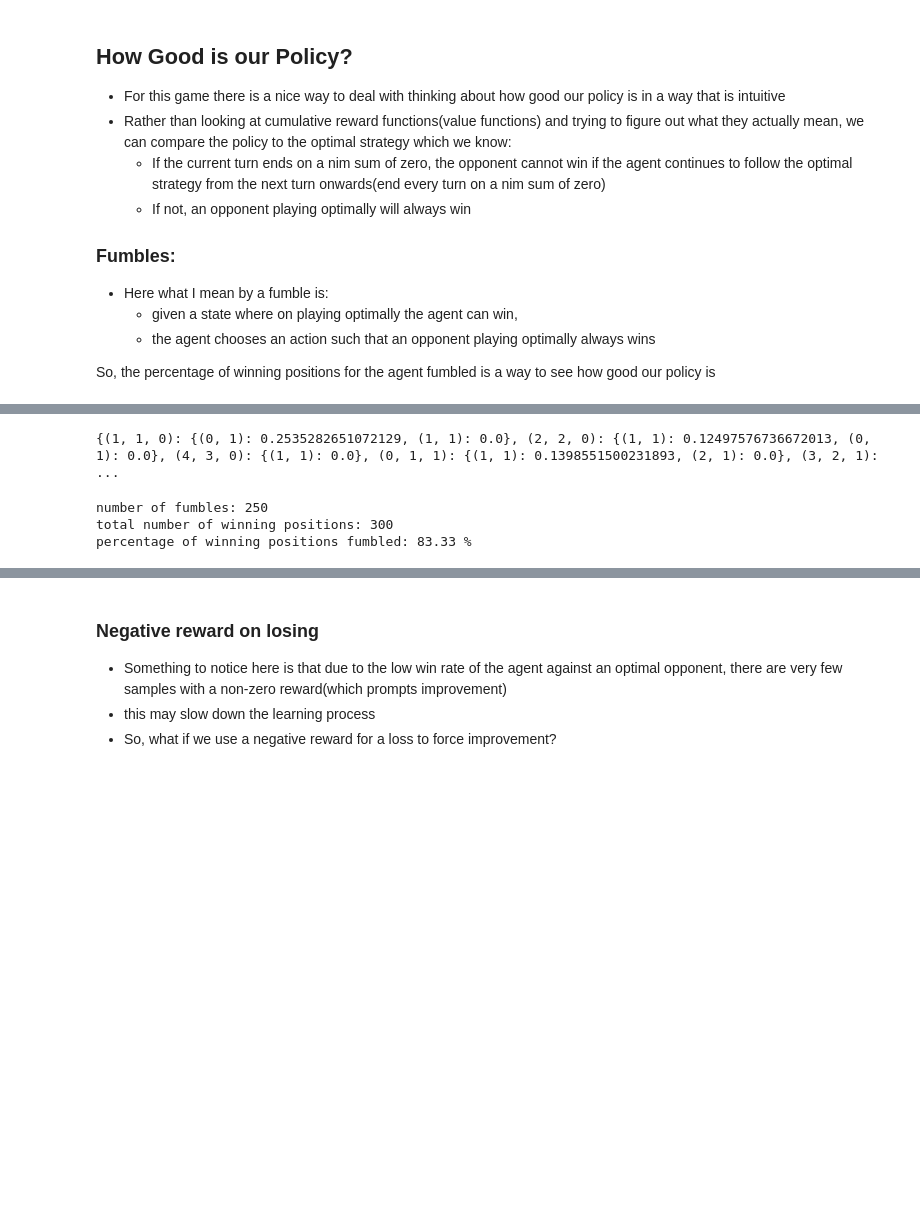
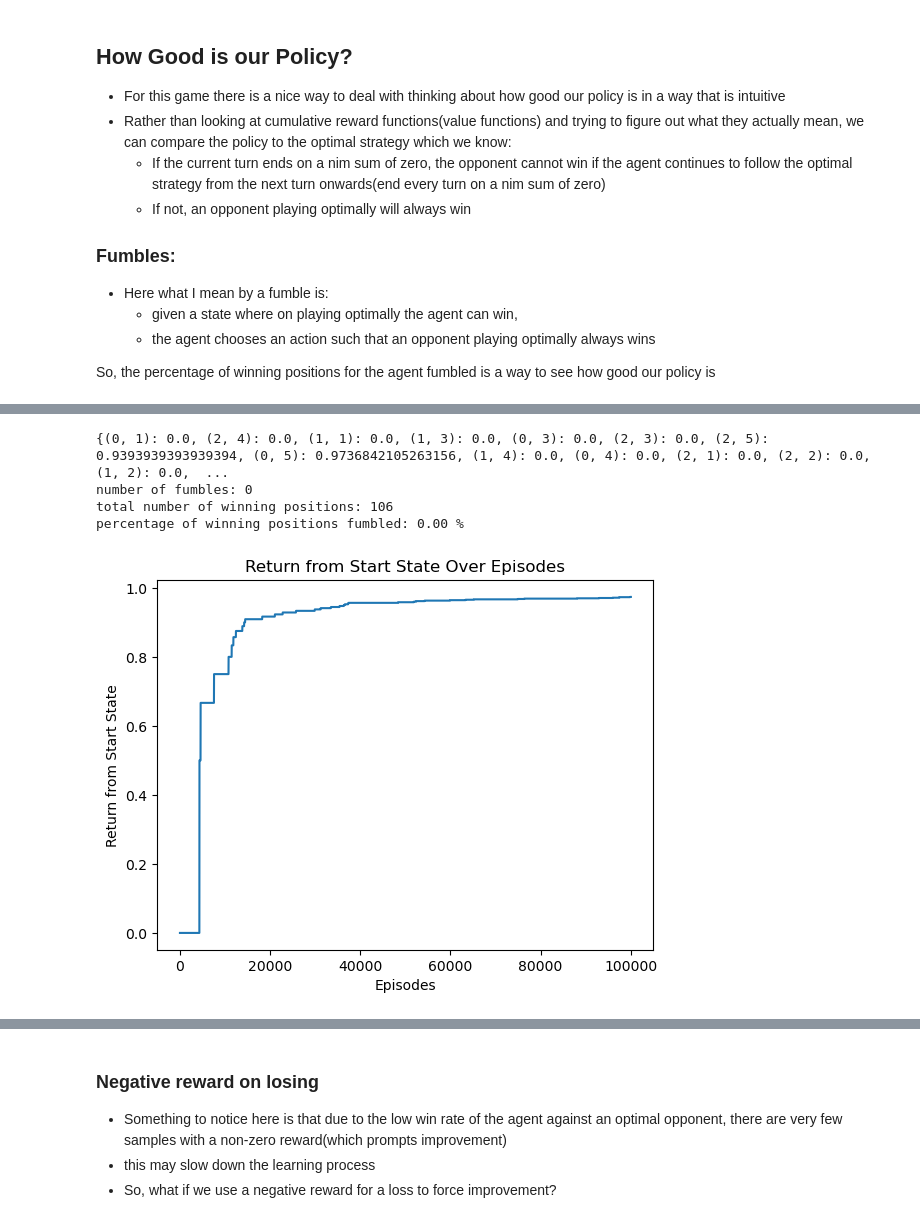
Before and after one commit to s0han24/tabular_rl_methods, a Jupyter notebook: nim_MC_on_policy.ipynb, the cells around one changed output, grey strips where cells are left out. Drawn from its saved outputs; the diff is of its cells as text; code cells hidden in the pictures; blank space fills up the shorter version.

```diff
--- a/nim_MC_on_policy.ipynb
+++ b/nim_MC_on_policy.ipynb
@@ -199,6 +210,13 @@ def simulate_agent_move(game, states, actions, policy, Q):
     game.make_move(curr_action[0], curr_action[1])
 
     return curr_state, curr_action
+# %%
+def plot_start_state_returns(Q_start_state_history):
+    plt.plot(Q_start_state_history)
+    plt.xlabel('Episodes')
+    plt.ylabel('Return from Start State')
+    plt.title('Return from Start State Over Episodes')
+    plt.show()
 # %% [markdown]
 #### Rewards Model
 $$R_T = \begin{cases}
@@ -207,7 +225,7 @@ $$R_T = \begin{cases}
         \end{cases}$$
 $$R_t = 0 \hspace{3mm}\forall t<T$$
 # %%
-def generate_episode(policy, s0, a0, Q, negative_on_loss=False, move_opponent=play_optimal):
+def generate_episode(policy, s0, Q, negative_on_loss=False, move_opponent=play_optimal, a0=None):
 
     # init
     game = SimpleNim(s0)
@@ -216,32 +234,29 @@ def generate_episode(policy, s0, a0, Q, negative_on_loss=False, move_opponent=pl
     rewards = []
 
     first_state = tuple(s0.tolist())
+
     states.append(first_state)
+    if a0 is None: a0 = policy.policy(first_state, Q)
+
     actions.append(a0)
     game.make_move(a0[0], a0[1])
-
-    first_visit = {(first_state,a0): 0}
-    index = 1
+    # if not game.is_game_over():
+    #     rewards.append(0)
 
     # loop until end of episode
     while not game.is_game_over():
         # opponent move
         move_opponent(game)
 
+        if not game.is_game_over():
+            rewards.append(0)
+
         # agent move
-        if game.is_game_over():
-            break
-        rewards.append(0)
-
-        curr_state, curr_action = simulate_agent_move(game, states, actions, policy, Q)
-
-        if (tuple(curr_state), curr_action) not in first_visit:
-            first_visit[(tuple(curr_state), curr_action)] = index
-        index+=1
+        simulate_agent_move(game, states, actions, policy, Q)
 
     if game.winner() == 0:
         rewards.append(1)
     else:
         if negative_on_loss: rewards.append(-1)
         else: rewards.append(0)
-    return states, actions, rewards, first_visit
+    return states, actions, rewards
@@ -290,8 +266,3 @@ def is_optimal(s, a):
     s = list(s)
     s[a[0]] -= a[1]
     return nim_sum(s) == 0
-# %%
-# Epsilon Greedy and exploring starts
-policy, Q = monte_carlo_es()
-
-print(Q)
@@ -421,12 +354,0 @@ def monte_carlo_no_es(gamma=1, policy=EpsilonGreedyPolicy(), negative_on_loss=Fa
-# %%
-policy, Q = monte_carlo_no_es()
-
-print(Q)
-# %% [output]
-{(1, 1, 0): {(0, 1): 0.2535282651072129, (1, 1): 0.0}, (2, 2, 0): {(1, 1): 0.12497576736672013, (0, 1): 0.0}, (4, 3, 0): {(1, 1): 0.0}, (0, 1, 1): {(1, 1): 0.1398551500231893, (2, 1): 0.0}, (3, 2, 1): ...
-# %%
-evaluate_using_fumbles(policy, Q)
-# %% [output]
-number of fumbles: 250
-total number of winning positions: 300
-percentage of winning positions fumbled: 83.33 %
@@ -466 +355,13 @@ def monte_carlo_no_es_every_visit(gamma=1, policy=EpsilonGreedyPolicy(), negativ
+# %%
+# Epsilon Greedy and exploring starts
+policy, Q, history = monte_carlo(policy=EpsilonGreedyPolicy(), exploring_starts=True)
+print(Q[start_state])
+evaluate_using_fumbles(policy, Q)
+plot_start_state_returns(history)
+# %% [output]
+{(0, 1): 0.0, (2, 4): 0.0, (1, 1): 0.0, (1, 3): 0.0, (0, 3): 0.0, (2, 3): 0.0, (2, 5): 0.9393939393939394, (0, 5): 0.9736842105263156, (1, 4): 0.0, (0, 4): 0.0, (2, 1): 0.0, (2, 2): 0.0, (1, 2): 0.0,  ...
+number of fumbles: 0
+total number of winning positions: 106
+percentage of winning positions fumbled: 0.00 %
+[figure, added]
 # %%
```
Also changed, not shown: parts of 46 cells of this notebook, 1 other file.
